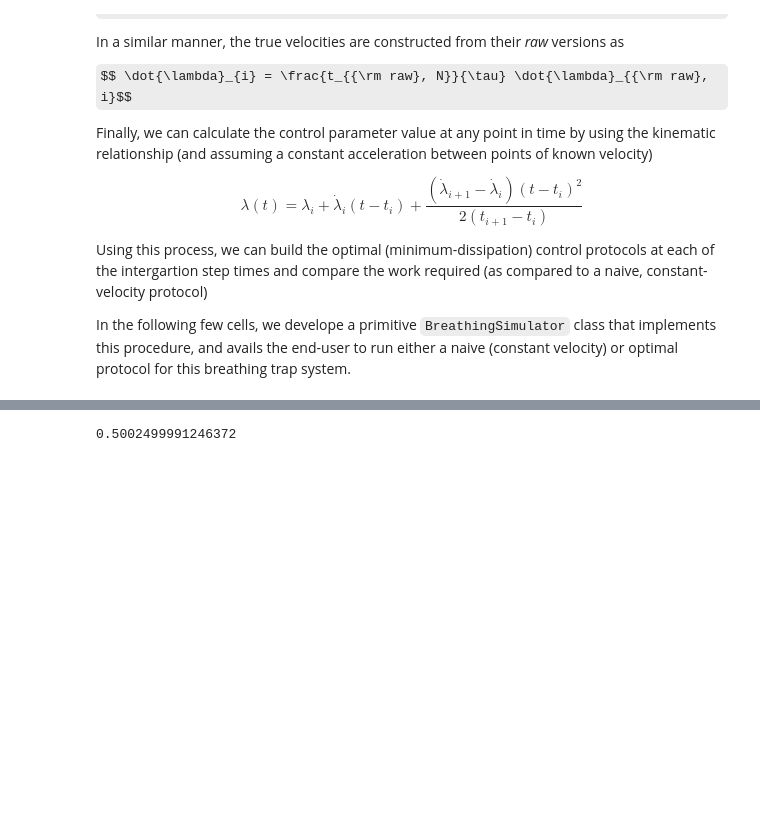
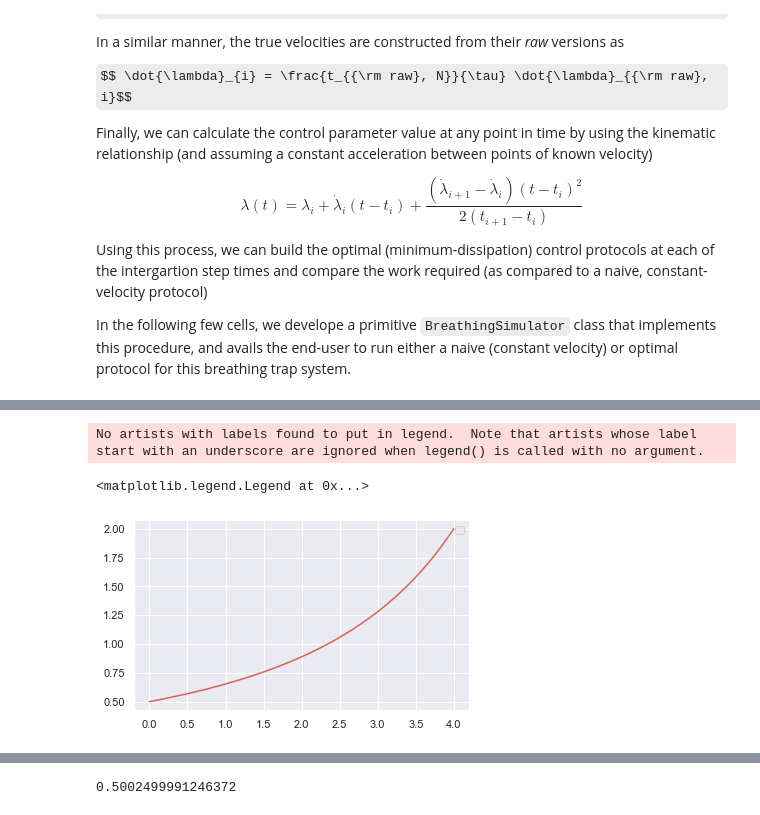
Before and after one commit to StevenJLarge/FokkerPlanck, a Jupyter notebook: notebooks/05-slarge-breathing-trap.ipynb, the cells around one changed output, grey strips where cells are left out. Drawn from its saved outputs; the diff is of its cells as text; code cells hidden in the pictures; some formulas as TeX source; blank space fills up the shorter version.

```diff
--- a/notebooks/05-slarge-breathing-trap.ipynb
+++ b/notebooks/05-slarge-breathing-trap.ipynb
@@ -511,0 +505,23 @@ ax.plot(sim_opt.real_velocities)
+# %%
+# TESTING
+
+#self.optimal_protocol = np.zeros_like(self.time_array)
+#self.optimal_protocol[0] = self.k_i
+#for i, time in enumerate(self.time_array[1:]):
+#    self.optimal_protocol[i+1] = self.optimal_protocol[i] + self.velocity_interp(self.optimal_protocol[i]) * self.dt
+
+#self.raw_times = raw_times
+#self.real_times = real_times
+#self.real_velocities = real_velocities
+
+fig, ax = plt.subplots(1, 1, figsize=(6, 3.5))
+#ax.plot(sim_opt.raw_times, label="Raw")
+#ax.plot(sim_opt.real_times, label="Real")
+#ax.plot(sim_opt.k_array, sim_opt.raw_velocities, label="Raw")
+#ax.plot(sim_opt.k_array, sim_opt.real_velocities, label="Real")
+ax.plot(sim_opt.real_times, sim_opt.k_array, label="Optimal protocol")
+ax.legend()
+# %% [output]
+No artists with labels found to put in legend.  Note that artists whose label start with an underscore are ignored when legend() is called with no argument.
+<matplotlib.legend.Legend at 0x...>
+[figure, added]
```
Also changed, not shown: parts of 7 cells of this notebook.
